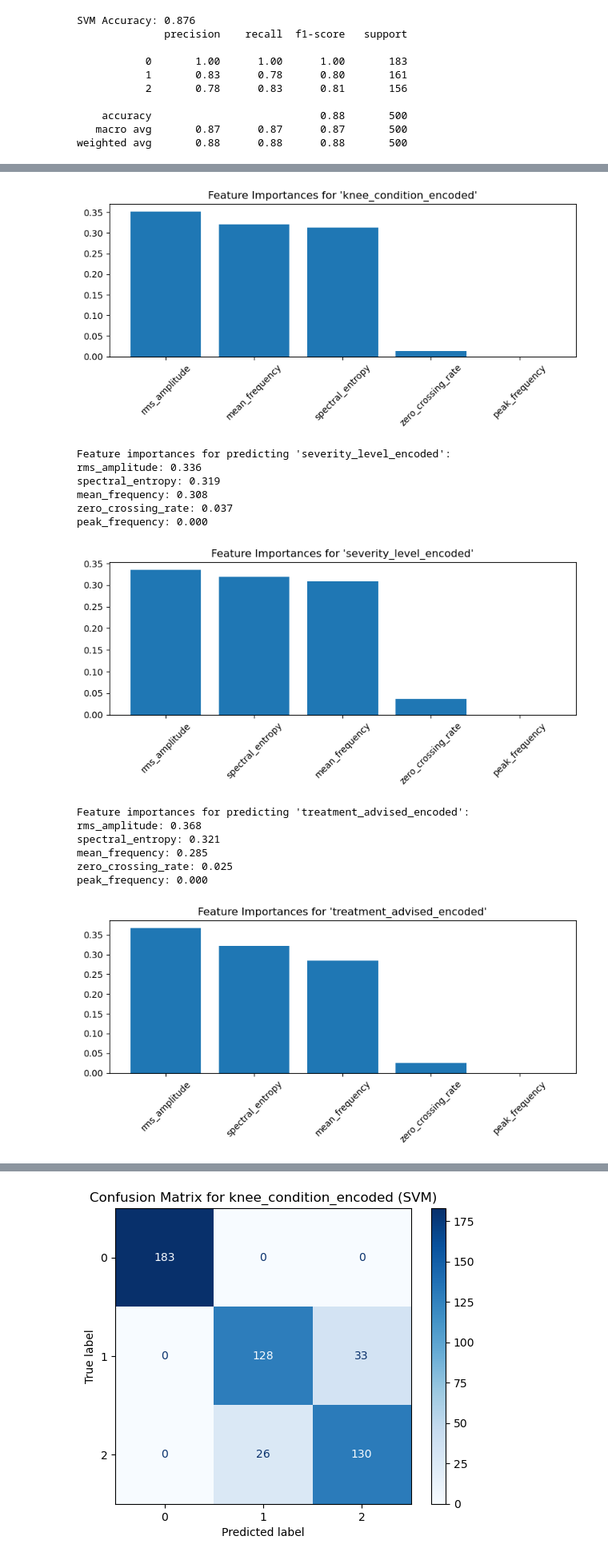
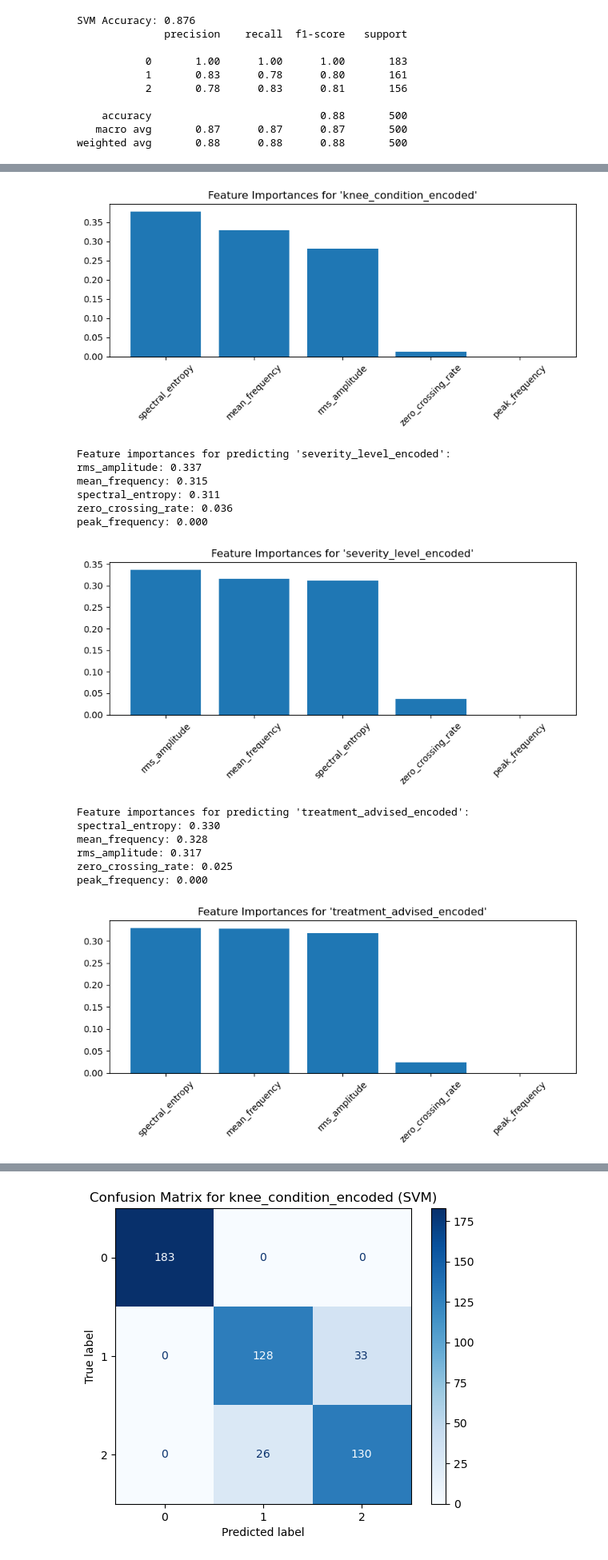
Before and after one commit to pruthvi-v521/knee-vibroarthrography-sc, a Jupyter notebook: vibroarthrography.ipynb, the cells around one changed output, grey strips where cells are left out. Shown: that part at 80% size. Cells and saved outputs as stored; diff of their text form; code cells hidden in the pictures.

```diff
--- a/vibroarthrography.ipynb
+++ b/vibroarthrography.ipynb
@@ -386,4 +386,4 @@ Y = df[['knee_condition_encoded', 'severity_level_encoded', 'treatment_advised_e
 #split data
 from sklearn.model_selection import train_test_split
 
-X_train, X_test, Y_train, Y_test = train_test_split(X, Y, test_size=0.2, random_state=42)
+X_train_final, X_test_final, Y_train, Y_test = train_test_split(X, Y, test_size=0.2, random_state=42)
@@ -397,10 +615,10 @@ knn = KNeighborsClassifier(n_neighbors=5)
 multi_knn = MultiOutputClassifier(knn)
 
 # Train
-multi_knn.fit(X_train, Y_train)
+multi_knn.fit(X_train_final, Y_train)
 
 # Predict
-Y_pred = multi_knn.predict(X_test)
+Y_pred = multi_knn.predict(X_test_final)
 
 # Evaluate accuracy per output
 for i, col in enumerate(Y.columns):
@@ -415,14 +633,19 @@ from sklearn.svm import SVC
 from sklearn.multioutput import MultiOutputClassifier
 
 # Wrap SVM
-svm = SVC(kernel='linear', random_state=42)
+svm = SVC(
+    kernel='rbf',
+    C=10,
+    class_weight='balanced',  # Add this line
+    random_state=42
+)
 multi_svm = MultiOutputClassifier(svm)
 
 # Train
-multi_svm.fit(X_train, Y_train)
+multi_svm.fit(X_train_final, Y_train)
 
 # Predict
-Y_pred_svm = multi_svm.predict(X_test)
+Y_pred_svm = multi_svm.predict(X_test_final)
 
 # Evaluate accuracy per output
 for i, col in enumerate(Y.columns):
@@ -472,17 +791,22 @@ Y = df[['knee_condition_encoded', 'severity_level_encoded', 'treatment_advised_e
 # Train/test split
 from sklearn.model_selection import train_test_split
 
-X_train, X_test, Y_train, Y_test = train_test_split(X, Y, test_size=0.2, random_state=42)
+X_train_final, X_test_final, Y_train, Y_test = train_test_split(X, Y, test_size=0.2, random_state=42)
 
 # Build Random Forest model
-rf = RandomForestClassifier(n_estimators=100, random_state=42)
+rf = RandomForestClassifier(
+    n_estimators=200,
+    max_depth=20,
+    class_weight='balanced',  # Add this line
+    random_state=42
+)
 multi_rf = MultiOutputClassifier(rf)
 
 # Train
-multi_rf.fit(X_train, Y_train)
+multi_rf.fit(X_train_final, Y_train)
 
 # Predict
-Y_pred_rf = multi_rf.predict(X_test)
+Y_pred_rf = multi_rf.predict(X_test_final)
 
 # Evaluate accuracy per output
 for i, col in enumerate(Y.columns):
@@ -520,16 +844,16 @@ zero_crossing_rate: 0.013
 peak_frequency: 0.000
-[figure, old version]
+[figure, new version]
 Feature importances for predicting 'severity_level_encoded':
-rms_amplitude: 0.336
-spectral_entropy: 0.319
-mean_frequency: 0.308
-zero_crossing_rate: 0.037
+rms_amplitude: 0.337
+mean_frequency: 0.315
+spectral_entropy: 0.311
+zero_crossing_rate: 0.036
 peak_frequency: 0.000
 [figure]
 Feature importances for predicting 'treatment_advised_encoded':
-rms_amplitude: 0.368
-spectral_entropy: 0.321
-mean_frequency: 0.285
+spectral_entropy: 0.330
+mean_frequency: 0.328
+rms_amplitude: 0.317
 zero_crossing_rate: 0.025
 peak_frequency: 0.000
-[figure, old version]
+[figure, new version]
```
Also changed, not shown: parts of 19 cells of this notebook.
